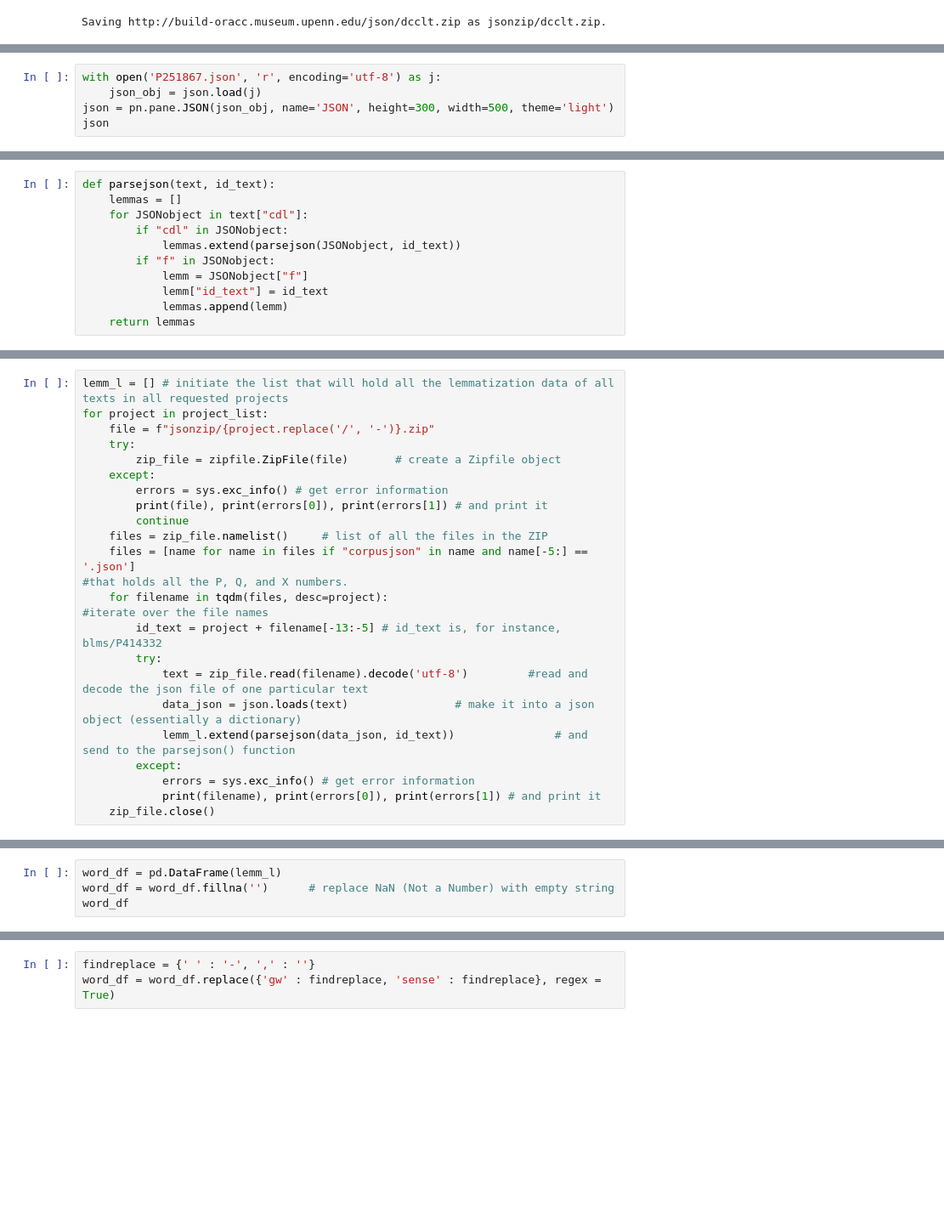
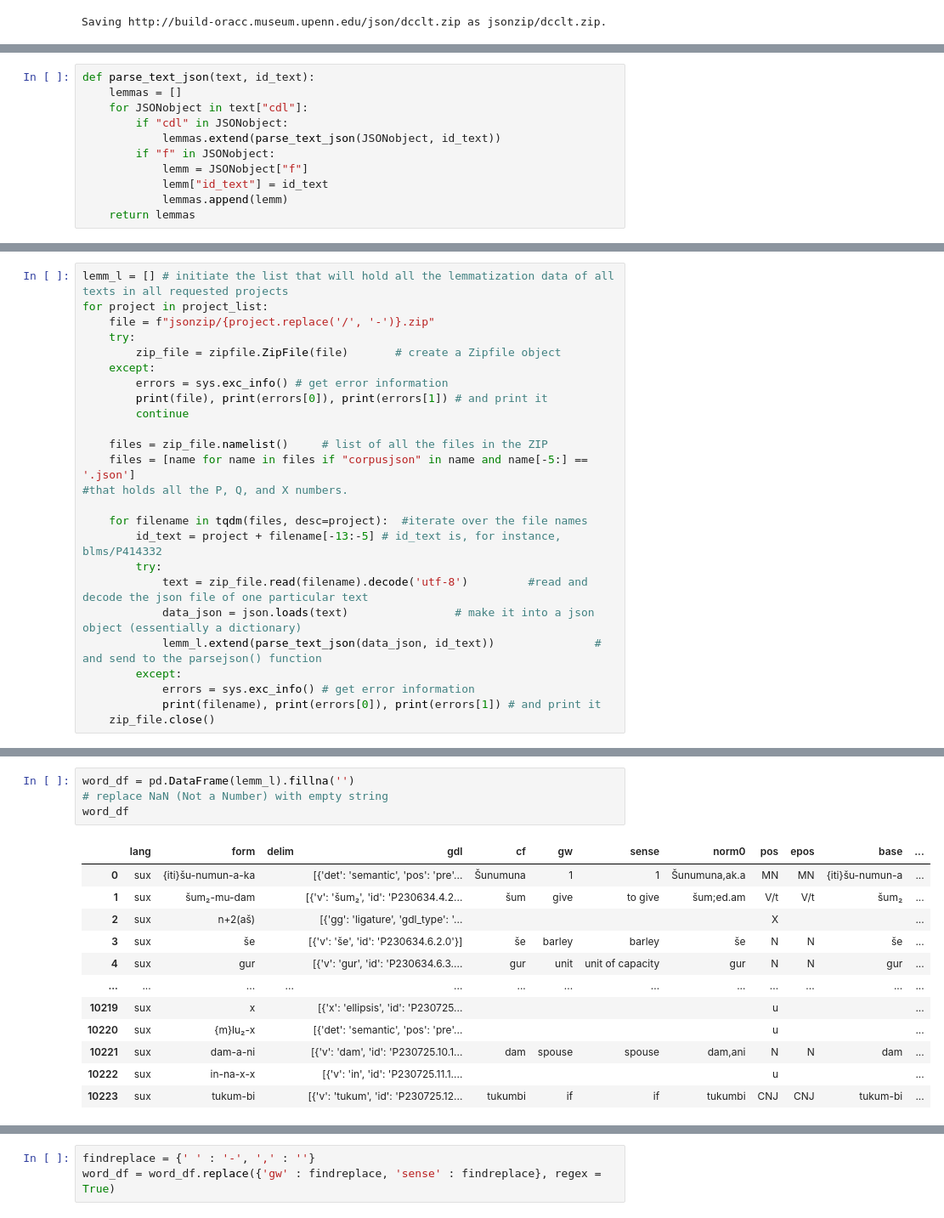
Before and after one commit to niekveldhuis/compass, a Jupyter notebook: 2_1_Data_Acquisition_ORACC/2_1_3_basic_ORACC-JSON_parser.ipynb, the cells around one changed output, grey strips where cells are left out. Shown at 85% size. Drawn from its saved outputs; the diff is of its cells as text; blank space fills up the shorter version.

```diff
--- a/2_1_Data_Acquisition_ORACC/2_1_3_basic_ORACC-JSON_parser.ipynb
+++ b/2_1_Data_Acquisition_ORACC/2_1_3_basic_ORACC-JSON_parser.ipynb
@@ -90,5 +98,0 @@ The structure may be illustrated with the beginning of [P251867](http://oracc.or
-# %%
-with open('P251867.json', 'r', encoding='utf-8') as j:
-    json_obj = json.load(j)
-json = pn.pane.JSON(json_obj, name='JSON', height=300, width=500, theme='light')
-json
@@ -205,9 +186,9 @@ The second argument of the function, `id_text`, consists of a project abbreviati
 # %%
-def parsejson(text, id_text):
+def parse_text_json(text, id_text):
     lemmas = []
     for JSONobject in text["cdl"]:
         if "cdl" in JSONobject:
-            lemmas.extend(parsejson(JSONobject, id_text))
+            lemmas.extend(parse_text_json(JSONobject, id_text))
         if "f" in JSONobject:
             lemm = JSONobject["f"]
             lemm["id_text"] = id_text
@@ -232,14 +213,16 @@ for project in project_list:
         errors = sys.exc_info() # get error information
         print(file), print(errors[0]), print(errors[1]) # and print it
         continue
+
     files = zip_file.namelist()     # list of all the files in the ZIP
     files = [name for name in files if "corpusjson" in name and name[-5:] == '.json']                                                                                                  #that holds all the P, Q, and X numbers.
-    for filename in tqdm(files, desc=project):                            #iterate over the file names
+
+    for filename in tqdm(files, desc=project):  #iterate over the file names
         id_text = project + filename[-13:-5] # id_text is, for instance, blms/P414332
         try:
             text = zip_file.read(filename).decode('utf-8')         #read and decode the json file of one particular text
             data_json = json.loads(text)                # make it into a json object (essentially a dictionary)
-            lemm_l.extend(parsejson(data_json, id_text))               # and send to the parsejson() function
+            lemm_l.extend(parse_text_json(data_json, id_text))               # and send to the parsejson() function
         except:
             errors = sys.exc_info() # get error information
             print(filename), print(errors[0]), print(errors[1]) # and print it
@@ -251,6 +233,19 @@ The list `lemm_l` is transformed into a `pandas` dataframe (`word_df`) for furth
 
 For various reasons not all JSON files will have all data types that potentially exist in an [ORACC](http://oracc.org) lemmatization. For instance, only Sumerian words have a `base`, so if your data set has no Sumerian, this column will not exist in the DataFrame. Where such fields are referenced below, the code may fail and you may need to adjust some lines.
 # %%
-word_df = pd.DataFrame(lemm_l)
-word_df = word_df.fillna('')      # replace NaN (Not a Number) with empty string
+word_df = pd.DataFrame(lemm_l).fillna('')
+# replace NaN (Not a Number) with empty string
 word_df
+# %% [output]
+|  | lang | form | delim | gdl | cf | gw | sense | norm0 | pos | epos | base | ... |
+| 0 | sux | {iti}šu-numun-a-ka |  | [{'det': 'semantic', 'pos': 'pre'... | Šunumuna | 1 | 1 | Šunumuna,ak.a | MN | MN | {iti}šu-numun-a | ... |
+| 1 | sux | šum₂-mu-dam |  | [{'v': 'šum₂', 'id': 'P230634.4.2... | šum | give | to give | šum;ed.am | V/t | V/t | šum₂ | ... |
+| 2 | sux | n+2(aš) |  | [{'gg': 'ligature', 'gdl_type': '... |  |  |  |  | X |  |  | ... |
+| 3 | sux | še |  | [{'v': 'še', 'id': 'P230634.6.2.0'}] | še | barley | barley | še | N | N | še | ... |
+| 4 | sux | gur |  | [{'v': 'gur', 'id': 'P230634.6.3.... | gur | unit | unit of capacity | gur | N | N | gur | ... |
+| ... | ... | ... | ... | ... | ... | ... | ... | ... | ... | ... | ... | ... |
+| 10219 | sux | x |  | [{'x': 'ellipsis', 'id': 'P230725... |  |  |  |  | u |  |  | ... |
+| 10220 | sux | {m}lu₂-x |  | [{'det': 'semantic', 'pos': 'pre'... |  |  |  |  | u |  |  | ... |
+| 10221 | sux | dam-a-ni |  | [{'v': 'dam', 'id': 'P230725.10.1... | dam | spouse | spouse | dam,ani | N | N | dam | ... |
+| 10222 | sux | in-na-x-x |  | [{'v': 'in', 'id': 'P230725.11.1.... |  |  |  |  | u |  |  | ... |
+| 10223 | sux | tukum-bi |  | [{'v': 'tukum', 'id': 'P230725.12... | tukumbi | if | if | tukumbi | CNJ | CNJ | tukum-bi | ... |
```
Also changed, not shown: parts of 15 cells of this notebook, 40 other files.
